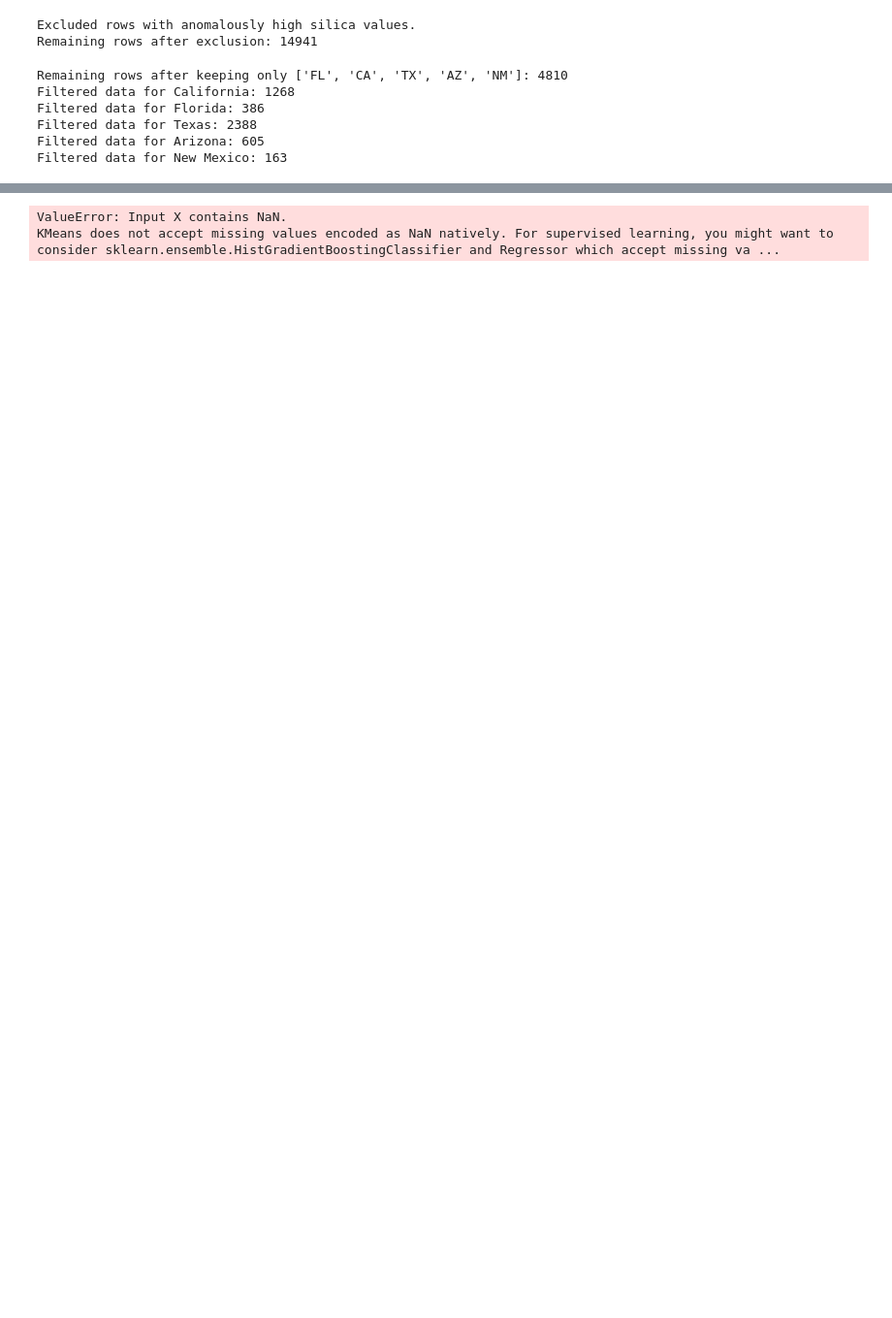
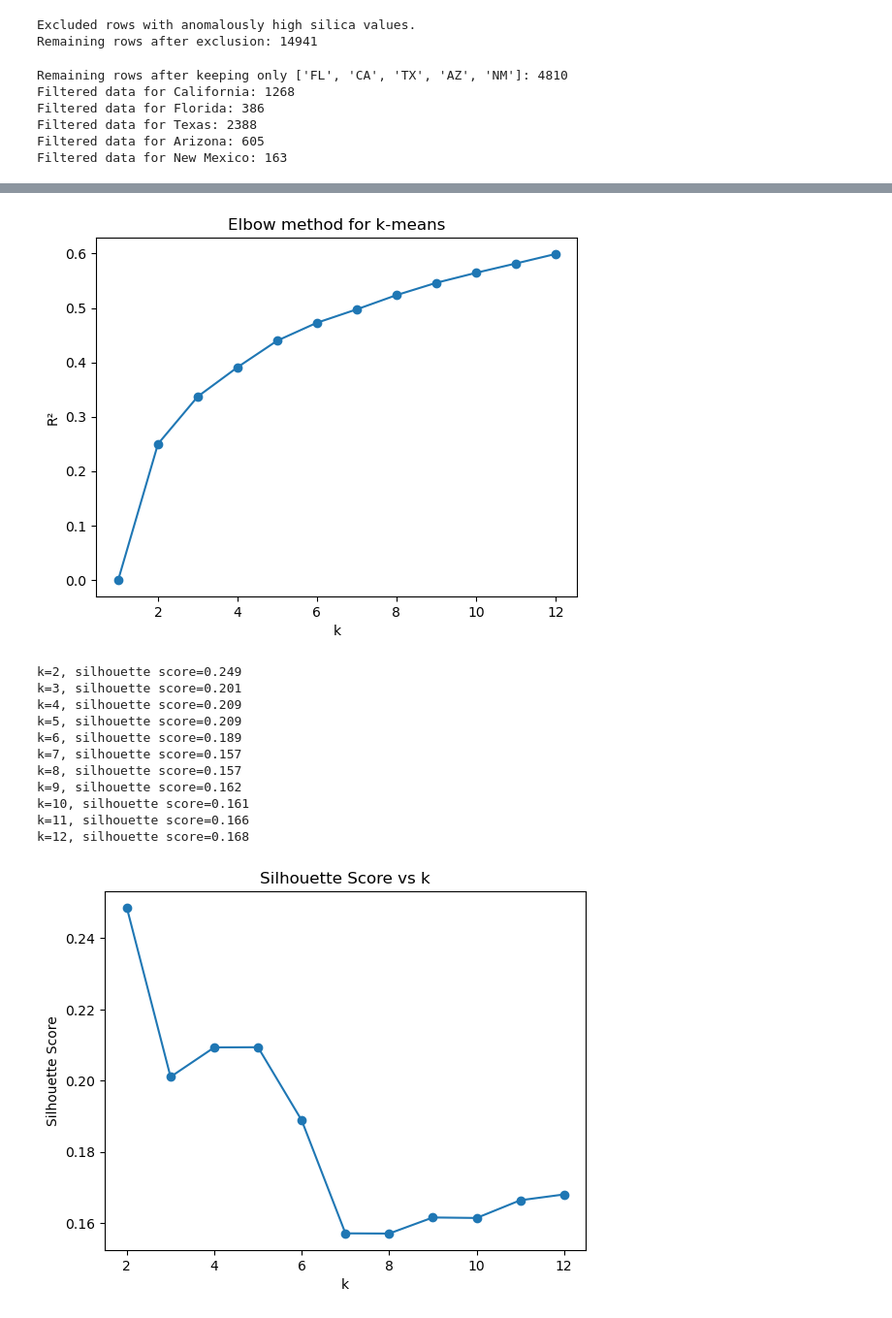
Before and after one commit to annejaminet/brine_valorization, a Jupyter notebook: ion_processing.ipynb, the cells around one changed output, grey strips where cells are left out. Shown at 97% size. Cells and saved outputs as stored; diff of their text form; code cells hidden in the pictures; blank space fills up the shorter version.

```diff
--- a/ion_processing.ipynb
+++ b/ion_processing.ipynb
@@ -326,19 +198,0 @@ Name: count, dtype: int64
-# %%
-mask = (
-    (filtered_data2['well_depth_ft'].notna() | filtered_data2['well_depth2_ft'].notna()) &
-    (filtered_data2['Temp_C'].notna() | filtered_data2['model_temp_c'].notna()) &
-    (filtered_data2['ph'].notna() | filtered_data2['model_pH'].notna()) &
-    filtered_data2['Alk_mgL'].notna() &
-    filtered_data2['Si_mgL'].notna()
-)
-
-filtered_data3 = filtered_data2[mask]
-num_rows_filtered2 = len(filtered_data2)
-num_rows_filtered3 = len(filtered_data3)
-num_rows_excluded3 = num_rows_filtered2 - num_rows_filtered3
-
-print("Remaining rows after removing samples with missing key parameters:", num_rows_filtered3)
-print("Number of rows excluded due to missing key parameters:", num_rows_excluded3)
-
-print(filtered_data3['Si_mgL'].describe())
-print(filtered_data3.sort_values(by='Si_mgL', ascending=False)['Si_mgL'].head(10))
@@ -401,14 +237,16 @@ Filtered data for New Mexico: 163
 
 from sklearn.cluster import KMeans
 from sklearn.preprocessing import StandardScaler
+from sklearn.metrics import silhouette_score
 import matplotlib.pyplot as plt
+import numpy as np
 
 df = data_by_state.copy()
 
 # === Stage 1: Ion & TDS Processing ===
 # Define which columns are cations, anions, etc.
 cations = ['Ca_mgL', 'Mg_mgL', 'Na_mgL', 'K_mgL']  # replace with your actual columns
-anions = ['Cl_mgL', 'SO4_mgL', 'HCO3_mgl']         # replace with your actual columns
+anions = ['Cl_mgL', 'SO4_mgL']         # replace with your actual columns
 silica_col = 'Si_mgL'
 dissolved_solids_col = 'TDS_mgL'
 
@@ -466,18 +304,37 @@ df['Si_molL_frac'] = df['Si_molL'] / df['total_ion_molL']
 # Log transform TDS
 df['TDS_log10'] = np.log10(df[dissolved_solids_col])
 
+df = df[(df['model_C_molL'] > 0) & (df['model_C_molL'].notna())]
+
+df['model_C_log10'] = np.log10(df['model_C_molL'])
+
+
+
 # === Stage 2: Data Normalization ===
 # Prepare dataframe for clustering
 untouched = ['ph', 'Temp_C']
-features = [col for col in df.columns if col.endswith('_frac')] + ['TDS_log10'] + untouched
+features = [col for col in df.columns if col.endswith('_frac')] + ['TDS_log10', 'model_C_log10'] + untouched
 X = df[features]
 print("Features used for clustering:", X.columns.tolist())
+
+# Count NaNs in each column
+print(df[features].isna().sum())
+
+# Count number of NaN values
+num_nan = df['model_C_molL'].isna().sum()
+
+# Count number of zero values (excluding NaNs)
+num_zero = (df['model_C_molL'] == 0).sum()
+
+print(f"Number of NaN values in model_C_molL: {num_nan}")
+print(f"Number of zero values in model_C_molL: {num_zero}")
+
 # Scale
 scaler = StandardScaler()
 X_scaled = scaler.fit_transform(X)
 
 # R² vs k
-K_range = range(1, 10)
+K_range = range(1, 13)
 r2_values = []
 tot_ss = np.sum((X_scaled - X_scaled.mean(axis=0)) ** 2)
 
@@ -500,4 +357,22 @@ df['Cluster'] = km_final.fit_predict(X_scaled)
 
 # Save results
 #df.to_csv("geochem_clusters_with_metadata.csv", index=False)
+
+sil_scores = []
+K_range = range(2, 13)  # silhouette score not defined for k=1
+
+for k in K_range:
+    km = KMeans(n_clusters=k, random_state=42, n_init=10)
+    cluster_labels = km.fit_predict(X_scaled)
+    score = silhouette_score(X_scaled, cluster_labels)
+    sil_scores.append(score)
+    print(f"k={k}, silhouette score={score:.3f}")
+
+# Plot the silhouette scores
+plt.figure()
+plt.plot(list(K_range), sil_scores, marker='o')
+plt.xlabel('k')
+plt.ylabel('Silhouette Score')
+plt.title('Silhouette Score vs k')
+plt.show()
 # %% [output]
@@ -505,2 +394,13 @@ Features used for clustering: ['Ca_mgL_frac', 'Mg_mgL_frac', 'Na_mgL_frac', 'K_m
+[figure, added]
-ValueError: Input X contains NaN.
-KMeans does not accept missing values encoded as NaN natively. For supervised learning, you might want to consider sklearn.ensemble.HistGradientBoostingClassifier and Regressor which accept missing va ...
+k=2, silhouette score=0.249
+k=3, silhouette score=0.201
+k=4, silhouette score=0.209
+k=5, silhouette score=0.209
+k=6, silhouette score=0.189
+k=7, silhouette score=0.157
+k=8, silhouette score=0.157
+k=9, silhouette score=0.162
+k=10, silhouette score=0.161
+k=11, silhouette score=0.166
+k=12, silhouette score=0.168
+[figure, added]
```
Also changed, not shown: parts of 22 cells of this notebook, 56 other files.
